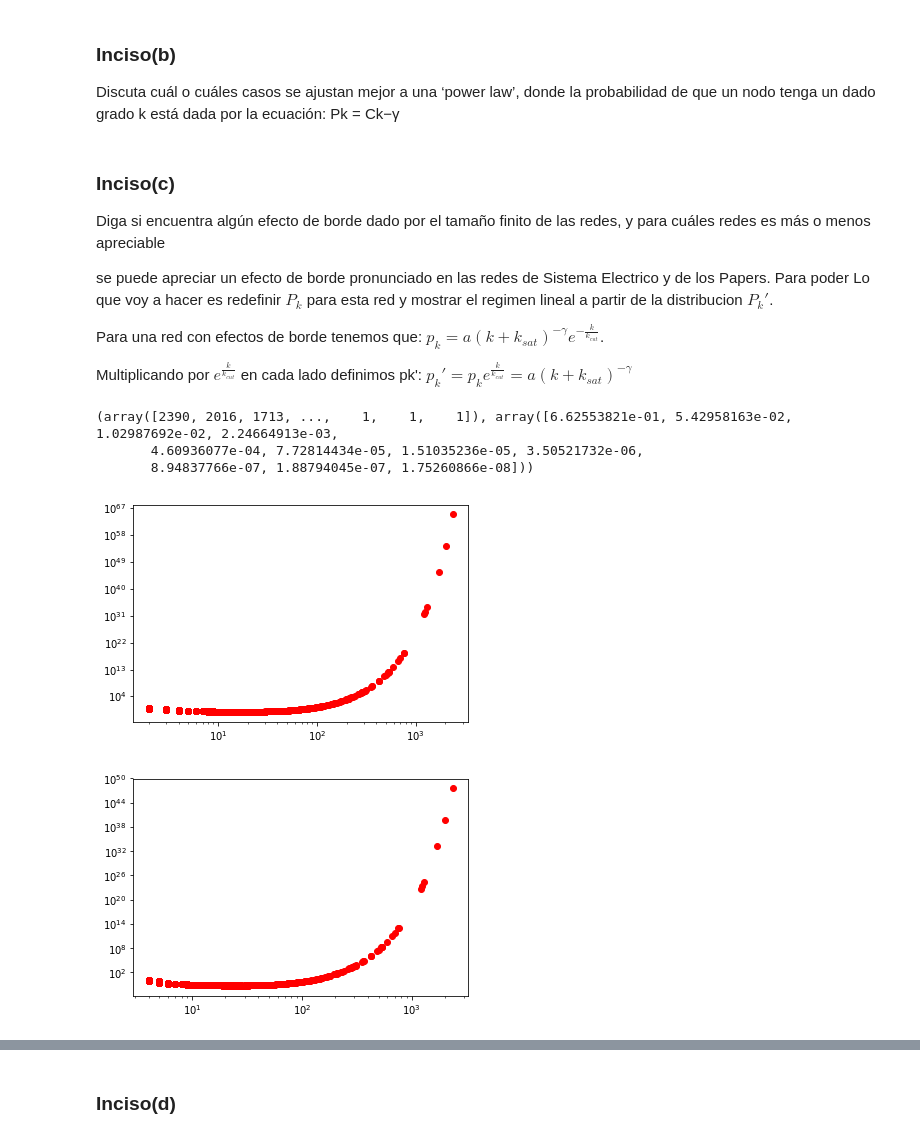
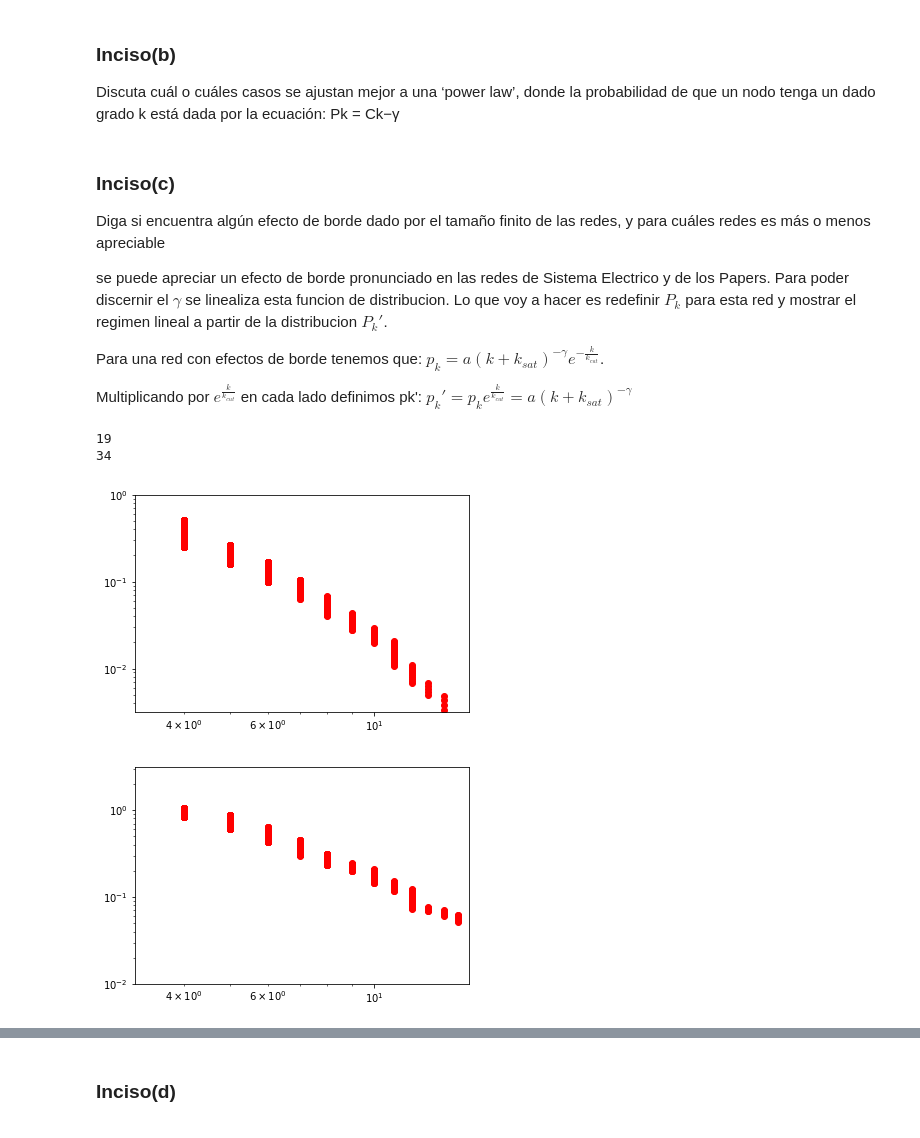
Before and after one commit to LunaKadysz/Redes, a Jupyter notebook: TPC_02/TPC_02_luna.ipynb, the cells around one changed output, grey strips where cells are left out. Saved outputs shown, nothing was run; the diff lists cells and outputs as text; code cells hidden in the pictures.

```diff
--- a/TPC_02/TPC_02_luna.ipynb
+++ b/TPC_02/TPC_02_luna.ipynb
@@ -99,7 +113,7 @@ que un nodo tenga un dado grado k está dada por la ecuación: Pk = Ck−γ
 Diga si encuentra algún efecto de borde dado por el tamaño finito de las redes, y para cuáles
 redes es más o menos apreciable
 
-se puede apreciar un efecto de borde pronunciado en las redes de Sistema Electrico y de los Papers. Para poder
+se puede apreciar un efecto de borde pronunciado en las redes de Sistema Electrico y de los Papers. Para poder discernir el $\gamma$ se linealiza esta funcion de distribucion.
 Lo que voy a hacer es redefinir $P_{k}$ para esta red y mostrar el regimen lineal a partir de la distribucion $P_{k}'$.
 
 Para una red con efectos de borde tenemos que:
@@ -108,48 +122,46 @@ $ p_{k} = a(k+k_{sat})^{-\gamma}e^{-\frac{k}{k_{cut}}}$.
 Multiplicando por $e^{\frac{k}{k_{cut}}}$ en cada lado definimos pk':
 $p_{k}' = p_{k}e^{ \frac{k}{k_{cut}}}= a(k+k_{sat})^{-\gamma}$
 # %%
-def pk_prima(lista_gardos,kcut):
+def pk_prima(lista_grados,kcut):
     k,pk = cumulative_binning(lista_grados)
     pk_p = np.array(pk)*np.exp(np.array(k)/ kcut)
 
     return np.array(k) , pk_p
 
 #ploteamos la nueva funcion de distribucion del grafo Sistema Electrico
 
 ksat = 1 #definimos k-sat a ojo
 kcut = 15 #lo mismo para k-cut
 k,pk_p =  pk_prima(grados_dict['Sistema Electrico'],kcut)
 plt.figure()
 plt.scatter(k+ksat,pk_p,color = 'red')
 plt.yscale("log")
 plt.xscale("log")
-#plt.xlim(10**0.5,10**3)
-#plt.ylim(10**-2,10**-1)
+plt.xlim(10**0.5,10**1.2)
+plt.ylim(10**-2.5,10**0)
 
 #ploteamos la nueva funcion de distribucion del grafo Papers
 
 ksat = 3 #definimos k-sat a ojo
 kcut = 20 #lo mismo para k-cut
 k,pk_p =  pk_prima(grados_dict['Papers'],kcut)
-print((k,pk))
 plt.figure()
 plt.scatter(k+ksat,pk_p,color = 'red')
 plt.yscale("log")
 plt.xscale("log")
-#plt.xlim(10**0.5,10**3)
-#plt.ylim(10**-2,10**-1)
+plt.xlim(10**0.5,10**1.2)
+plt.ylim(10**-2,10**0.5)
 
-def pk_primak(lista_gardos,kcut):
+def pk_primak(lista_grados,kcut):
     k,pk = cumulative_binning(lista_grados)
     pk_p = np.array(pk)*np.exp(np.array(k)/ kcut)
     dictt = {}
     dictt['k'] = k
     dictt['pk'] = pk
     dictt['pk_p'] = pk_p
     return dictt
 # %% [output]
-(array([2390, 2016, 1713, ...,    1,    1,    1]), array([6.62553821e-01, 5.42958163e-02, 1.02987692e-02, 2.24664913e-03,
-       4.60936077e-04, 7.72814434e-05, 1.51035236e-05, 3.50521732e-06,
-       8.94837766e-07, 1.88794045e-07, 1.75260866e-08]))
+19
+34
-[figure, old version]
+[figure, new version]
-[figure, old version]
+[figure, new version]
```
Also changed, not shown: parts of 5 cells of this notebook.
